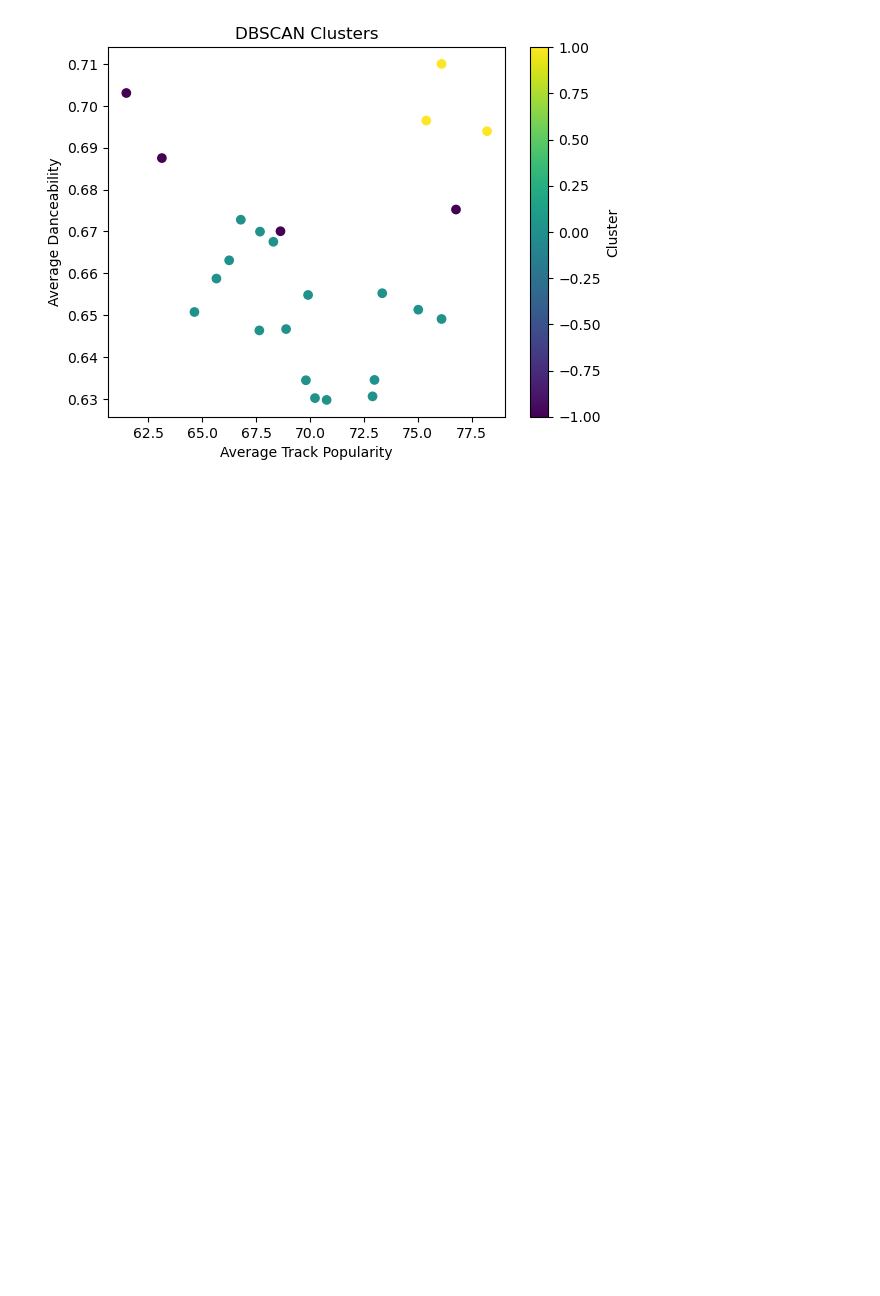
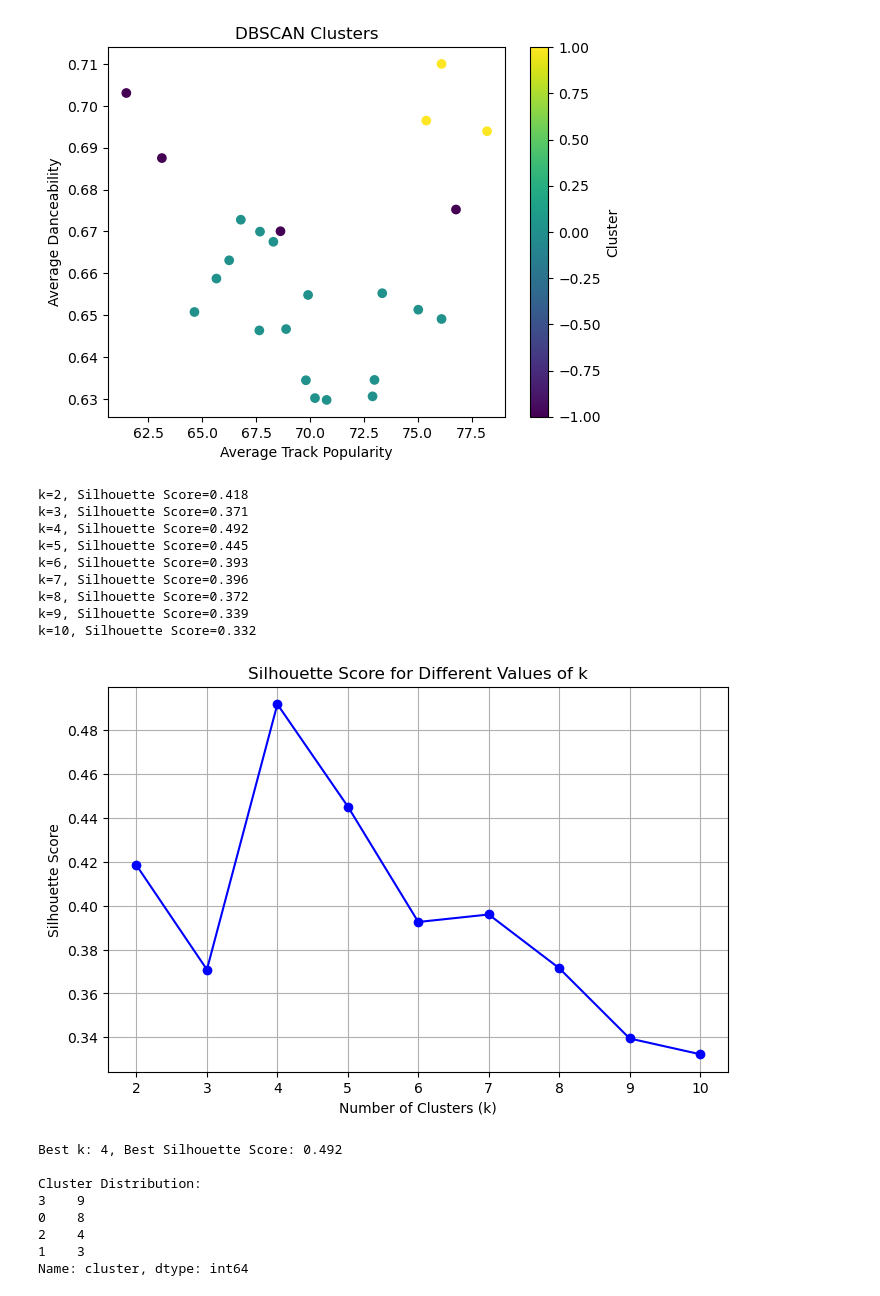
Before and after one commit to ReapersOne/AI, a Jupyter notebook: Semester 2/Exit Tickets/Playlist Exit Ticket.ipynb, the cells around one changed output. Saved outputs shown, nothing was run; the diff lists cells and outputs as text; code cells hidden in the pictures; blank space fills up the shorter version.

```diff
--- a/Semester 2/Exit Tickets/Playlist Exit Ticket.ipynb
+++ b/Semester 2/Exit Tickets/Playlist Exit Ticket.ipynb
@@ -115,3 +117,58 @@ min                   64.640000                  65.650000
 75%                0.703270
 max                0.710040
 [figure]
+# %%
+features = ['average_track_popularity', 'average_artist_popularity', 'average_danceability']
+X = df[features]
+
+scaler = StandardScaler()
+X_scaled = scaler.fit_transform(X)
+
+k_values = range(2, 11)  # Try k from 2 to 10
+silhouette_scores = []
+
+for k in k_values:
+    kmeans = KMeans(n_clusters=k, random_state=42)
+    labels = kmeans.fit_predict(X_scaled)
+
+    score = silhouette_score(X_scaled, labels)
+    silhouette_scores.append(score)
+    print(f"k={k}, Silhouette Score={score:.3f}")
+
+plt.figure(figsize=(8, 5))
+plt.plot(k_values, silhouette_scores, marker='o', linestyle='-', color='b')
+plt.xlabel('Number of Clusters (k)')
+plt.ylabel('Silhouette Score')
+plt.title('Silhouette Score for Different Values of k')
+plt.grid(True)
+plt.xticks(k_values)
+plt.show()
+
+best_k = k_values[np.argmax(silhouette_scores)]
+best_score = max(silhouette_scores)
+print(f"\nBest k: {best_k}, Best Silhouette Score: {best_score:.3f}")
+
+final_kmeans = KMeans(n_clusters=best_k, random_state=42)
+df['cluster'] = final_kmeans.fit_predict(X_scaled)
+
+print("\nCluster Distribution:")
+print(df['cluster'].value_counts())
+# %% [output]
+k=2, Silhouette Score=0.418
+k=3, Silhouette Score=0.371
+k=4, Silhouette Score=0.492
+k=5, Silhouette Score=0.445
+k=6, Silhouette Score=0.393
+k=7, Silhouette Score=0.396
+k=8, Silhouette Score=0.372
+k=9, Silhouette Score=0.339
+k=10, Silhouette Score=0.332
+[figure, added]
+Best k: 4, Best Silhouette Score: 0.492
+
+Cluster Distribution:
+3    9
+0    8
+2    4
+1    3
+Name: cluster, dtype: int64
```
Also changed, not shown: parts of 1 cell of this notebook, 4 other files.
